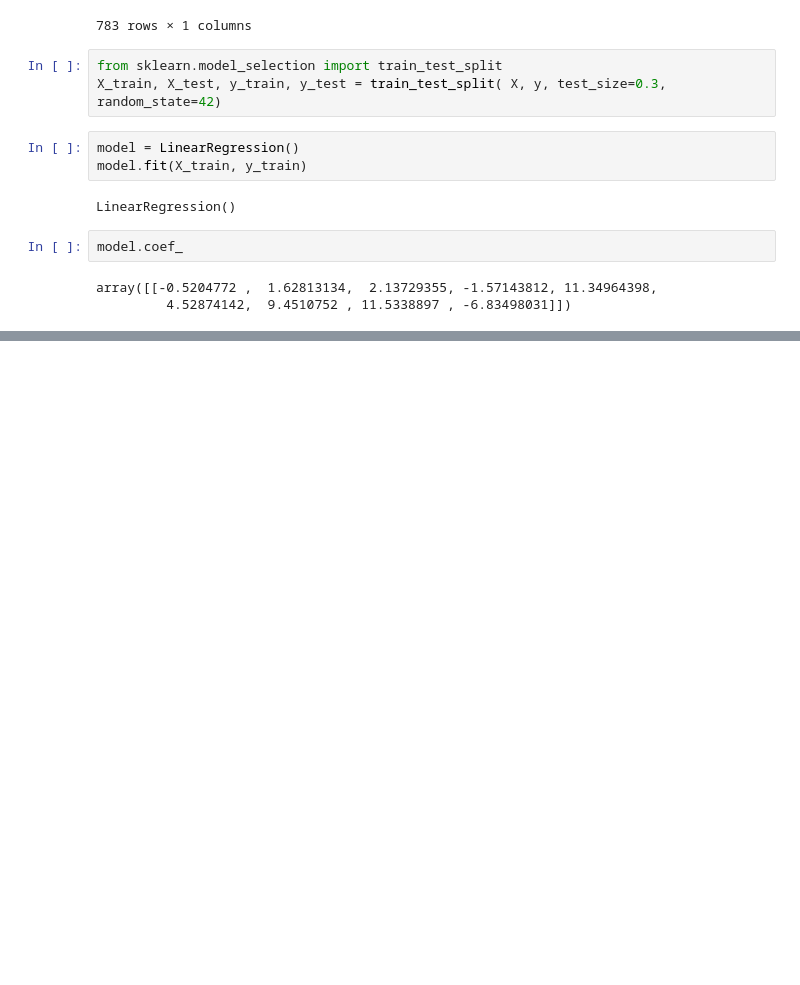
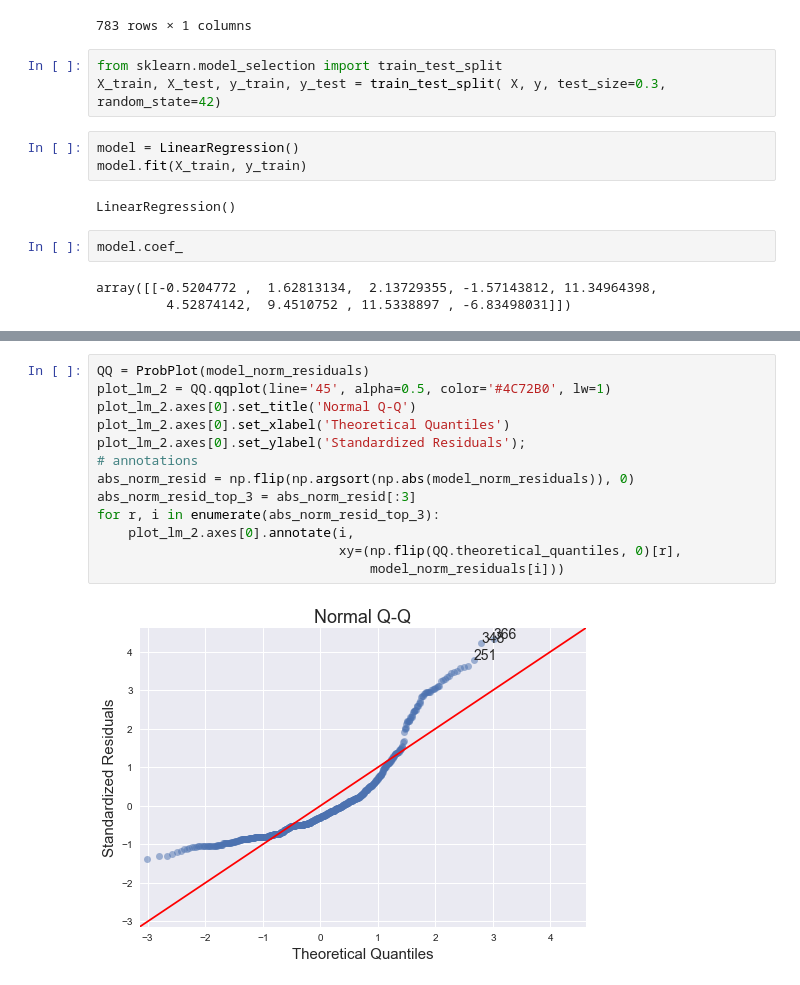
Before and after one commit to Ruthless-Raven/W.I.L.D-ZOO-CAPSTONE-, a Jupyter notebook: code/linear regression.ipynb, the cells around one changed output, grey strips where cells are left out. Cells and saved outputs as stored; diff of their text form; blank space fills up the shorter version.

```diff
--- a/code/linear regression.ipynb
+++ b/code/linear regression.ipynb
@@ -119,0 +212,15 @@ plt.subplots_adjust(left=.3)
+# %%
+QQ = ProbPlot(model_norm_residuals)
+plot_lm_2 = QQ.qqplot(line='45', alpha=0.5, color='#4C72B0', lw=1)
+plot_lm_2.axes[0].set_title('Normal Q-Q')
+plot_lm_2.axes[0].set_xlabel('Theoretical Quantiles')
+plot_lm_2.axes[0].set_ylabel('Standardized Residuals');
+# annotations
+abs_norm_resid = np.flip(np.argsort(np.abs(model_norm_residuals)), 0)
+abs_norm_resid_top_3 = abs_norm_resid[:3]
+for r, i in enumerate(abs_norm_resid_top_3):
+    plot_lm_2.axes[0].annotate(i,
+                               xy=(np.flip(QQ.theoretical_quantiles, 0)[r],
+                                   model_norm_residuals[i]))
+# %% [output]
+[figure, added]
```
Also changed, not shown: parts of 9 cells of this notebook.
